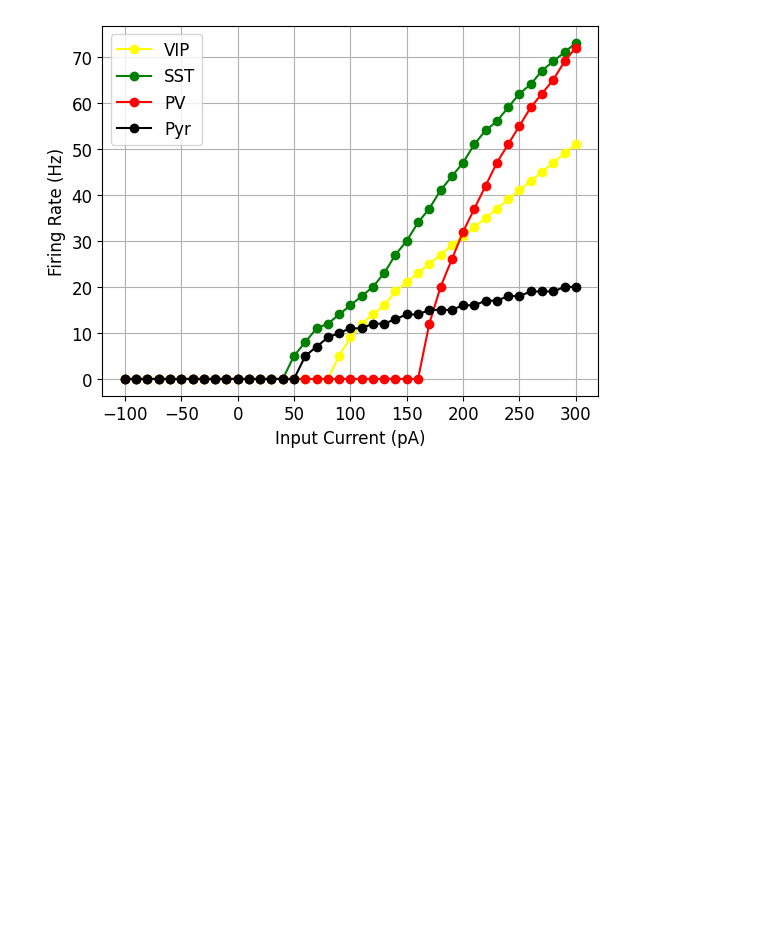
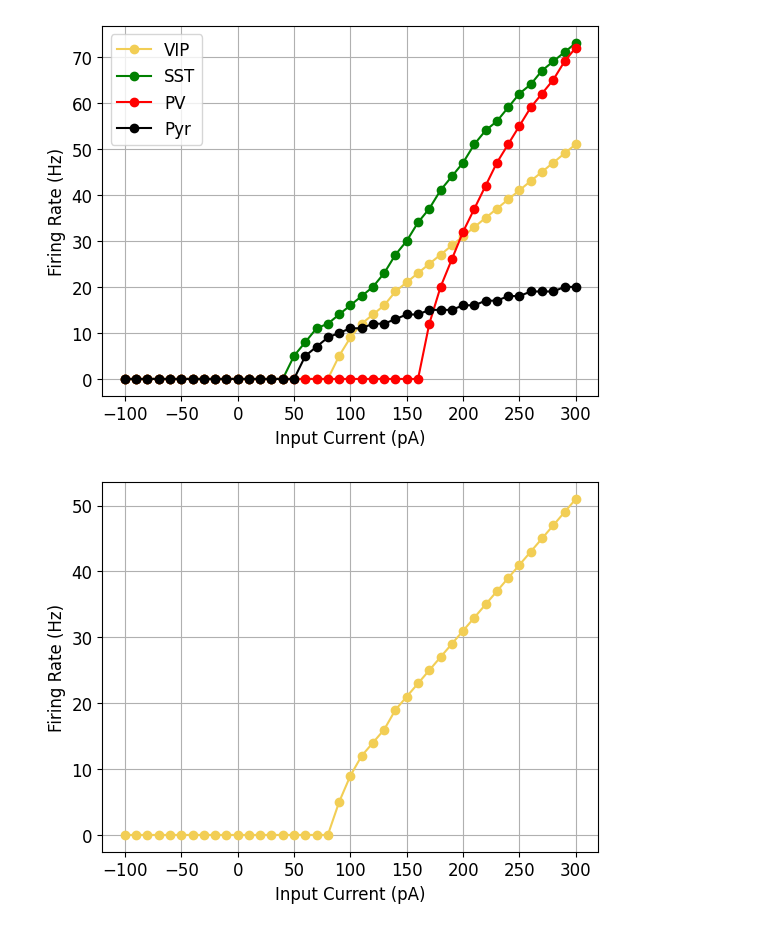
Before and after one commit to jasonxanthakis/NeuroML-Thesis, a Jupyter notebook: Figures_for_Paper/Figure-Scripts.ipynb, the cells around one changed output. Cells and saved outputs as stored; diff of their text form; code cells hidden in the pictures; blank space fills up the shorter version.

Commit message:
Added figures generated for use in the dissertation write-up

```diff
--- a/Figures_for_Paper/Figure-Scripts.ipynb
+++ b/Figures_for_Paper/Figure-Scripts.ipynb
@@ -13,32 +13,42 @@ def extract_data(files):
     return data
 
 #Create Combined Plot
 def plot_points(data, name, color):
     x_points = data[:, 0]
     y_points = data[:, 1]
     plt.plot(x_points, y_points, color=color, label=name, marker="o")
 
 if __name__ == "__main__":
     #Initiation
     rcParams.update({"font.size": 12})
     plt.figure()
 
     #Inputs
     filenames = ["Yao2022HumanL23VIP.if.dat", "Yao2022HumanL23SST.if.dat", "Yao2022HumanL23PV.if.dat", "Yao2022HumanL23Pyr.if.dat"]
     names = ["VIP", "SST", "PV", "Pyr"]
-    colors = ['yellow', 'green', 'red', 'black']
+    colors = ['#F2CE55', 'green', 'red', 'black']
 
     #Plot Lines
     data = extract_data(filenames)
     for i in range(len(filenames)):
         plot_points(data[filenames[i]], names[i], colors[i])
 
     #Set Up Plot
     plt.xlabel("Input Current (pA)")
     plt.ylabel("Firing Rate (Hz)")
     plt.legend()
     plt.grid()
     plt.savefig("Combined_IF_Graph.png", bbox_inches="tight")
     plt.show()
+
+    for i in range(len(filenames)):
+        plt.figure()
+        plot_points(data[filenames[i]], names[i], colors[i])
+        plt.xlabel("Input Current (pA)")
+        plt.ylabel("Firing Rate (Hz)")
+        plt.grid()
+        plt.savefig("%s_IF_Graph.png"%names[i], bbox_inches="tight")
+        plt.show()
 # %% [output]
-[figure, old version]
+[figure, new version]
+[figure, added]
```
Also changed, not shown: parts of 3 cells of this notebook, 34 other files.
